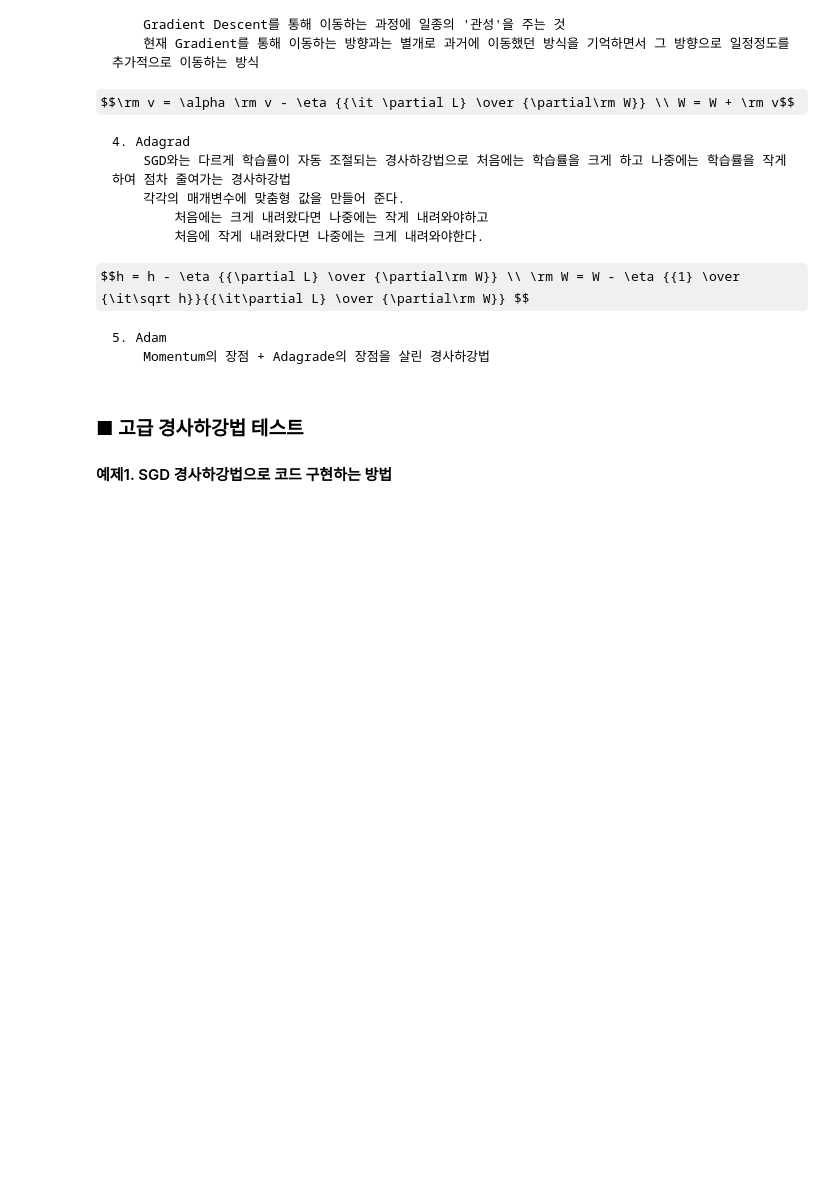
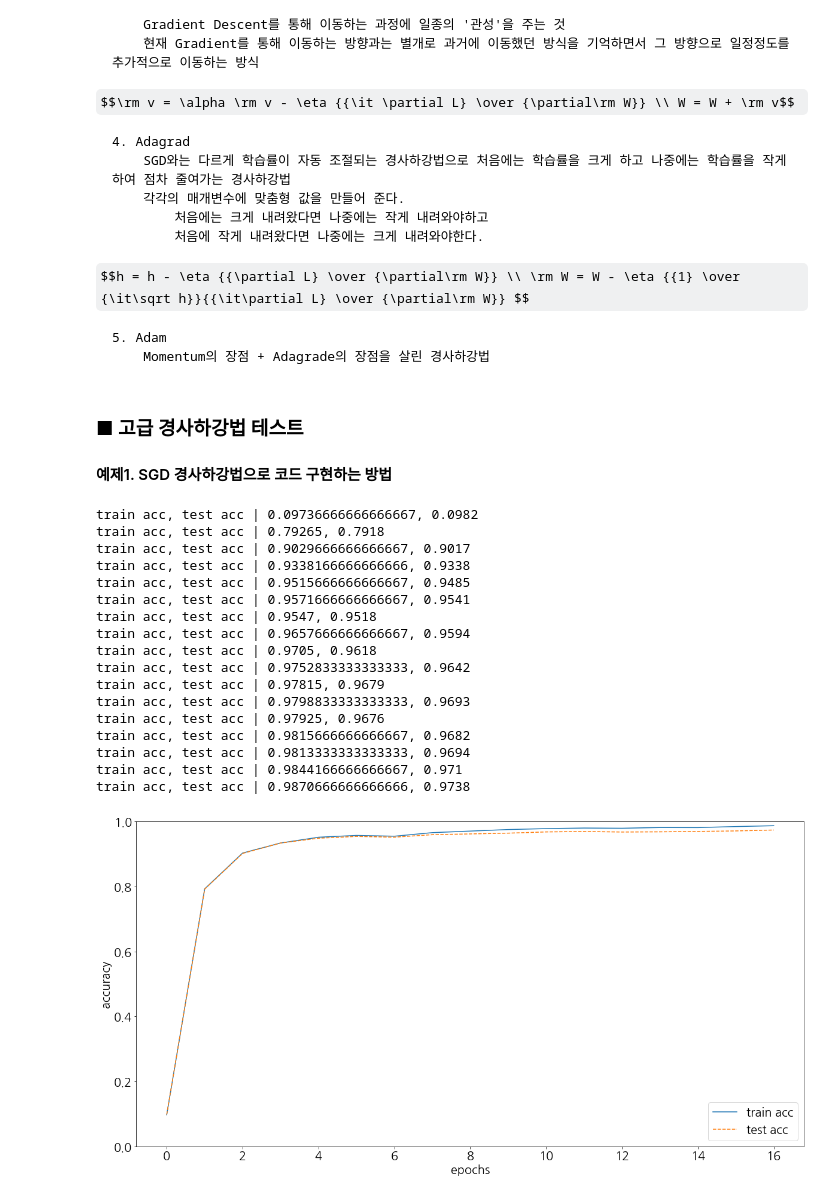
Before and after one commit to Adrian123K/dl, a Jupyter notebook: 08. DL 오차 역전파3, OrderedDict, 학습관련 기술 (200810).ipynb, the cells around one changed output. Cells and saved outputs as stored; diff of their text form; code cells hidden in the pictures; some formulas as TeX source; blank space fills up the shorter version.

```diff
--- a/08. DL 오차 역전파3, OrderedDict, 학습관련 기술 (200810).ipynb
+++ b/08. DL 오차 역전파3, OrderedDict, 학습관련 기술 (200810).ipynb
@@ -1024,7 +1024,6 @@ grad = network.gradient(x_batch, t_batch)
 params = network.params
 optimizer.update(params.grad)
 # %%
-# ReLU
 # coding: utf-8
 import sys, os
 
@@ -1144,31 +1143,52 @@ for i in range(iters_num): # 10000
     # 기울기 계산
     #grad = network.numerical_gradient(x_batch, t_batch)
     grad = network.gradient(x_batch, t_batch)
+    params = network.params
+    optimizer.update(params, grad)
 
     # 매개변수 갱신
     for key in ('W1', 'b1', 'W2', 'b2', 'W3', 'b3'):
         network.params[key] -= learning_rate * grad[key]
 
     # 학습 경과 기록
     loss = network.loss(x_batch, t_batch)
     train_loss_list.append(loss) # cost 가 점점 줄어드는것을 보려고
 
     # 1에폭당 정확도 계산 # 여기는 훈련이 아니라 1에폭 되었을때 정확도만 체크
     if i % iter_per_epoch == 0: # 600 번마다 정확도 쌓는다.
 
         train_acc = network.accuracy(x_train, t_train)
         test_acc = network.accuracy(x_test, t_test)
         train_acc_list.append(train_acc) # 10000/600 개  16개 # 정확도가 점점 올라감
         test_acc_list.append(test_acc)  # 10000/600 개 16개 # 정확도가 점점 올라감
         print("train acc, test acc | " + str(train_acc) + ", " + str(test_acc))
 
 # 그래프 그리기
 markers = {'train': 'o', 'test': 's'}
 x = np.arange(len(train_acc_list))
 plt.plot(x, train_acc_list, label='train acc')
 plt.plot(x, test_acc_list, label='test acc', linestyle='--')
 plt.xlabel("epochs")
 plt.ylabel("accuracy")
 plt.ylim(0, 1.0)
 plt.legend(loc='lower right')
 plt.show()
+# %% [output]
+train acc, test acc | 0.09736666666666667, 0.0982
+train acc, test acc | 0.79265, 0.7918
+train acc, test acc | 0.9029666666666667, 0.9017
+train acc, test acc | 0.9338166666666666, 0.9338
+train acc, test acc | 0.9515666666666667, 0.9485
+train acc, test acc | 0.9571666666666667, 0.9541
+train acc, test acc | 0.9547, 0.9518
+train acc, test acc | 0.9657666666666667, 0.9594
+train acc, test acc | 0.9705, 0.9618
+train acc, test acc | 0.9752833333333333, 0.9642
+train acc, test acc | 0.97815, 0.9679
+train acc, test acc | 0.9798833333333333, 0.9693
+train acc, test acc | 0.97925, 0.9676
+train acc, test acc | 0.9815666666666667, 0.9682
+train acc, test acc | 0.9813333333333333, 0.9694
+train acc, test acc | 0.9844166666666667, 0.971
+train acc, test acc | 0.9870666666666666, 0.9738
+[figure, added]
```
Also changed, not shown: parts of 18 cells of this notebook, 1 other file.
